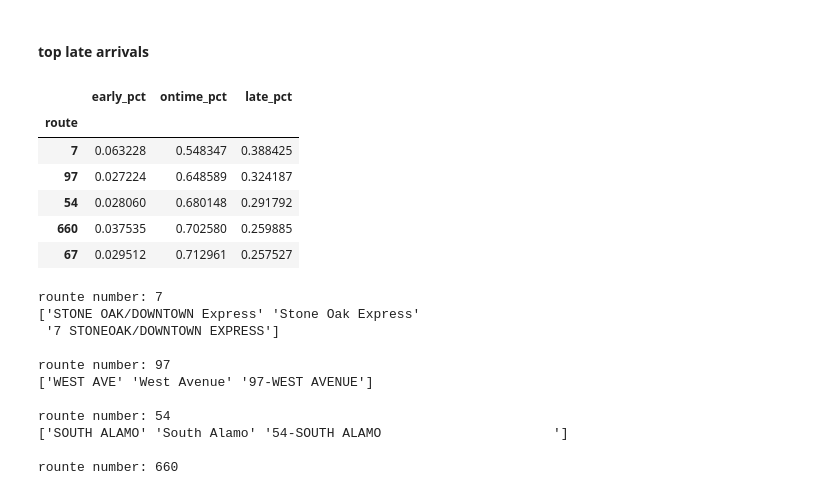
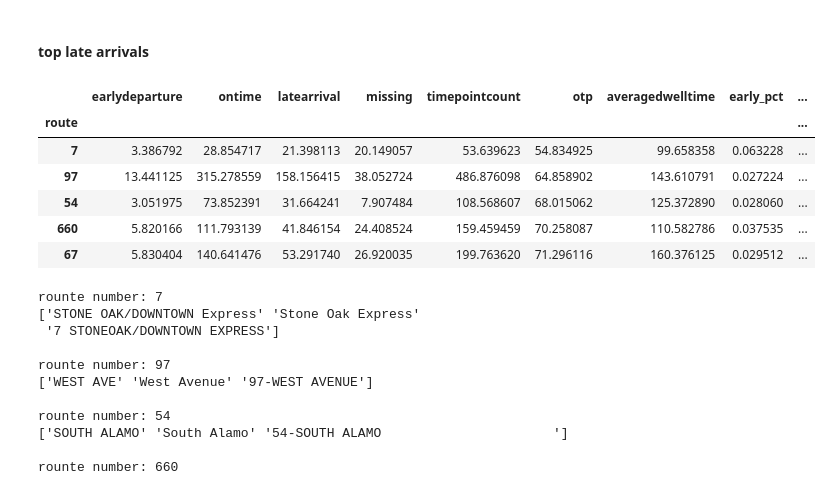
Before and after one commit to get-on-the-bus/via-project, a Jupyter notebook: misty/test.ipynb, the cells around one changed output. Cells and saved outputs as stored; diff of their text form; code cells hidden in the pictures.

```diff
--- a/misty/test.ipynb
+++ b/misty/test.ipynb
@@ -521,15 +521,15 @@ rounte number: 94
 # %% [markdown]
 #### top late arrivals
 # %%
-df_percents.groupby('route').mean().sort_values('late_pct', ascending=False).head()
+df.groupby('route').mean().sort_values('late_pct', ascending=False).head()
 # %% [output]
-|  | early_pct | ontime_pct | late_pct |
-| route |  |  |  |
-| 7 | 0.063228 | 0.548347 | 0.388425 |
-| 97 | 0.027224 | 0.648589 | 0.324187 |
-| 54 | 0.028060 | 0.680148 | 0.291792 |
-| 660 | 0.037535 | 0.702580 | 0.259885 |
-| 67 | 0.029512 | 0.712961 | 0.257527 |
+|  | earlydeparture | ontime | latearrival | missing | timepointcount | otp | averagedwelltime | early_pct | ... |
+| route |  |  |  |  |  |  |  |  | ... |
+| 7 | 3.386792 | 28.854717 | 21.398113 | 20.149057 | 53.639623 | 54.834925 | 99.658358 | 0.063228 | ... |
+| 97 | 13.441125 | 315.278559 | 158.156415 | 38.052724 | 486.876098 | 64.858902 | 143.610791 | 0.027224 | ... |
+| 54 | 3.051975 | 73.852391 | 31.664241 | 7.907484 | 108.568607 | 68.015062 | 125.372890 | 0.028060 | ... |
+| 660 | 5.820166 | 111.793139 | 41.846154 | 24.408524 | 159.459459 | 70.258087 | 110.582786 | 0.037535 | ... |
+| 67 | 5.830404 | 140.641476 | 53.291740 | 26.920035 | 199.763620 | 71.296116 | 160.376125 | 0.029512 | ... |
 # %%
 routes = df_percents.groupby('route').mean().sort_values('late_pct', ascending=False).head().index
 
```
Also changed, not shown: parts of 2 cells of this notebook, 2 other files.
